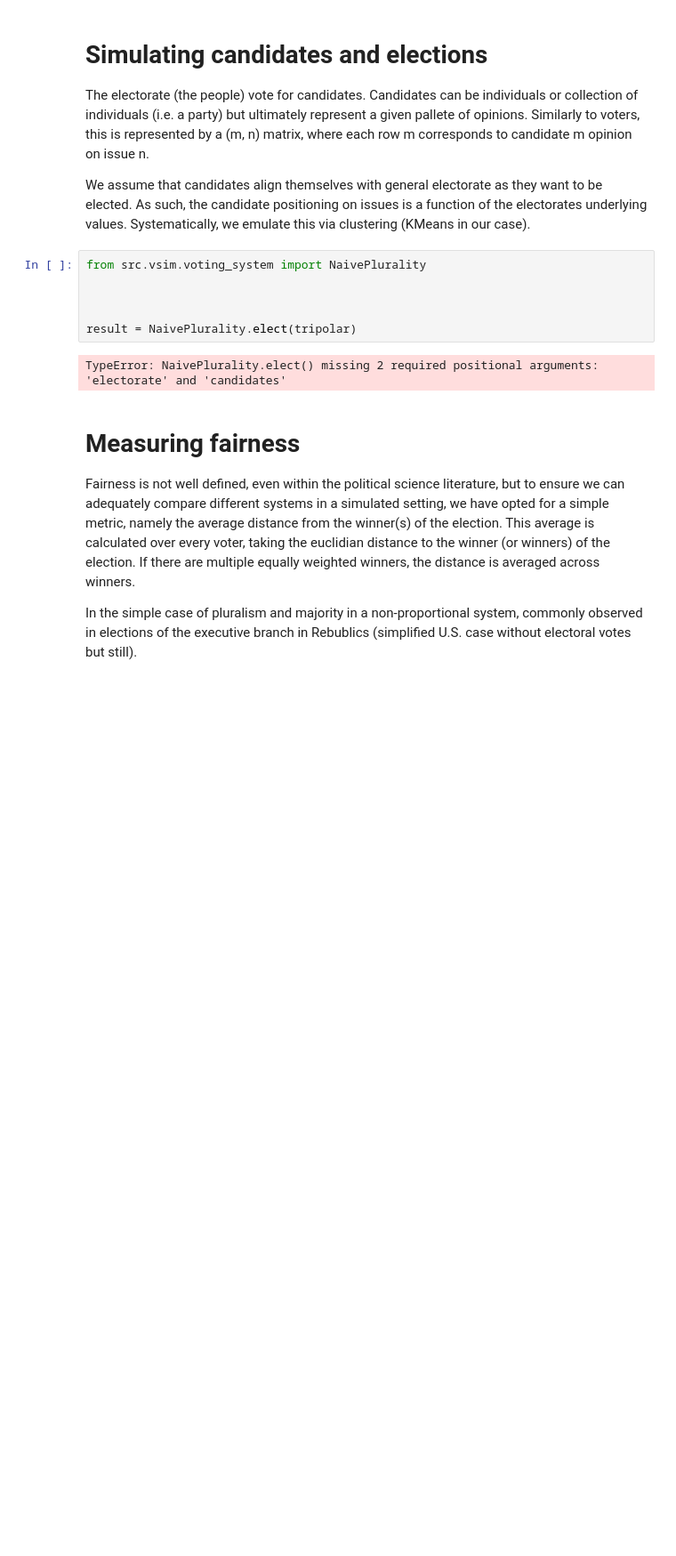
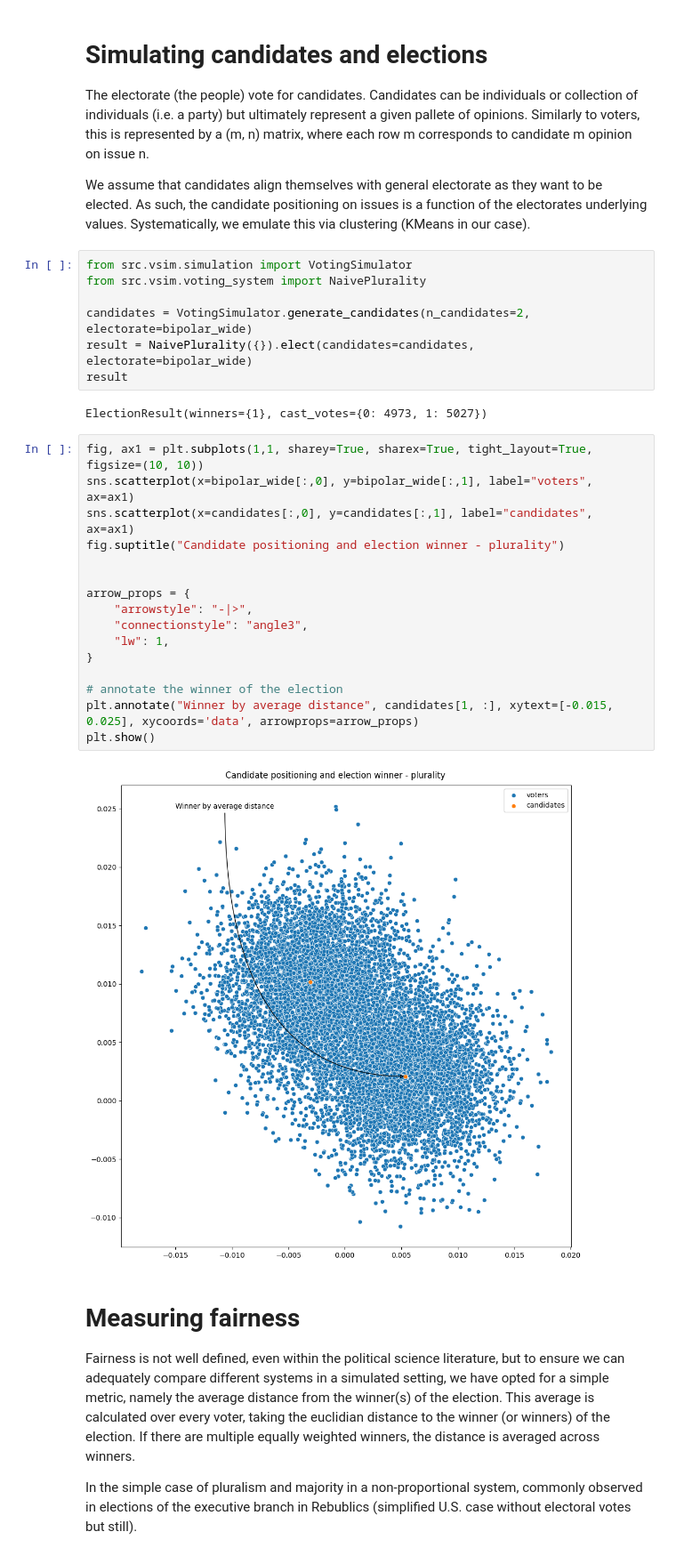
Before and after one commit to Expan75/complex-simulation-project, a Jupyter notebook: experiments.ipynb, the cells around one changed output. Shown at 89% size. Drawn from its saved outputs; the diff is of its cells as text; blank space fills up the shorter version.

Commit message:
add vis of election process

```diff
--- a/experiments.ipynb
+++ b/experiments.ipynb
@@ -66,13 +66,32 @@ The electorate (the people) vote for candidates. Candidates can be individuals o
 
 We assume that candidates align themselves with general electorate as they want to be elected. As such, the candidate positioning on issues is a function of the electorates underlying values. Systematically, we emulate this via clustering (KMeans in our case).
 # %%
+from src.vsim.simulation import VotingSimulator
 from src.vsim.voting_system import NaivePlurality
 
-
-
-result = NaivePlurality.elect(tripolar)
+candidates = VotingSimulator.generate_candidates(n_candidates=2, electorate=bipolar_wide)
+result = NaivePlurality({}).elect(candidates=candidates, electorate=bipolar_wide)
+result
 # %% [output]
-TypeError: NaivePlurality.elect() missing 2 required positional arguments: 'electorate' and 'candidates'
+ElectionResult(winners={1}, cast_votes={0: 4973, 1: 5027})
+# %%
+fig, ax1 = plt.subplots(1,1, sharey=True, sharex=True, tight_layout=True, figsize=(10, 10))
+sns.scatterplot(x=bipolar_wide[:,0], y=bipolar_wide[:,1], label="voters", ax=ax1)
+sns.scatterplot(x=candidates[:,0], y=candidates[:,1], label="candidates", ax=ax1)
+fig.suptitle("Candidate positioning and election winner - plurality")
+
+
+arrow_props = {
+    "arrowstyle": "-|>",
+    "connectionstyle": "angle3",
+    "lw": 1,
+}
+
+# annotate the winner of the election
+plt.annotate("Winner by average distance", candidates[1, :], xytext=[-0.015, 0.025], xycoords='data', arrowprops=arrow_props)
+plt.show()
+# %% [output]
+[figure, added]
 # %% [markdown]
 # Measuring fairness
 
```
Also changed, not shown: 1 other file.
